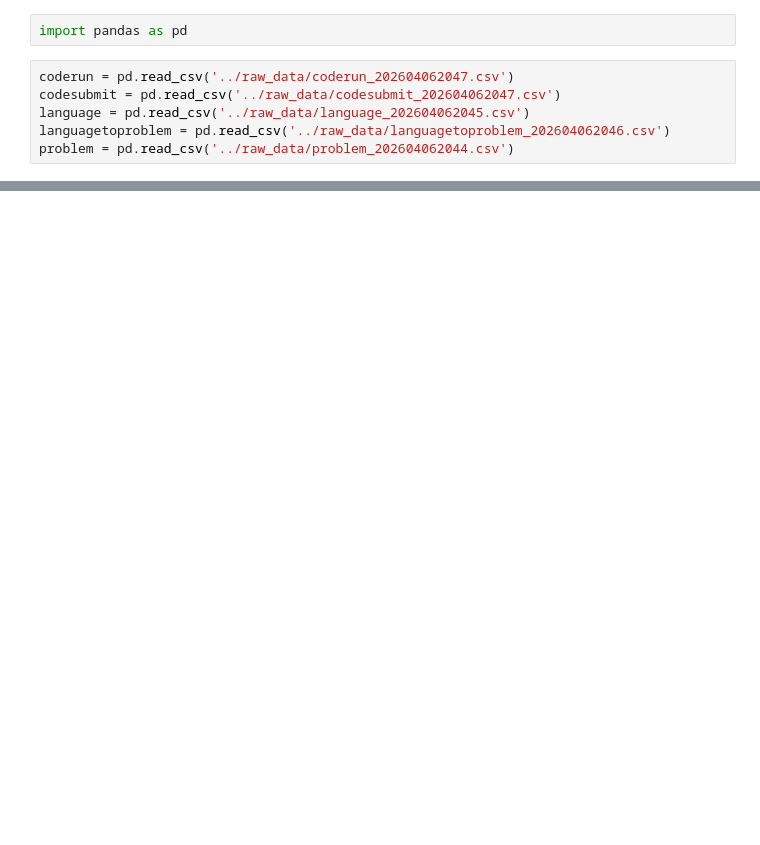
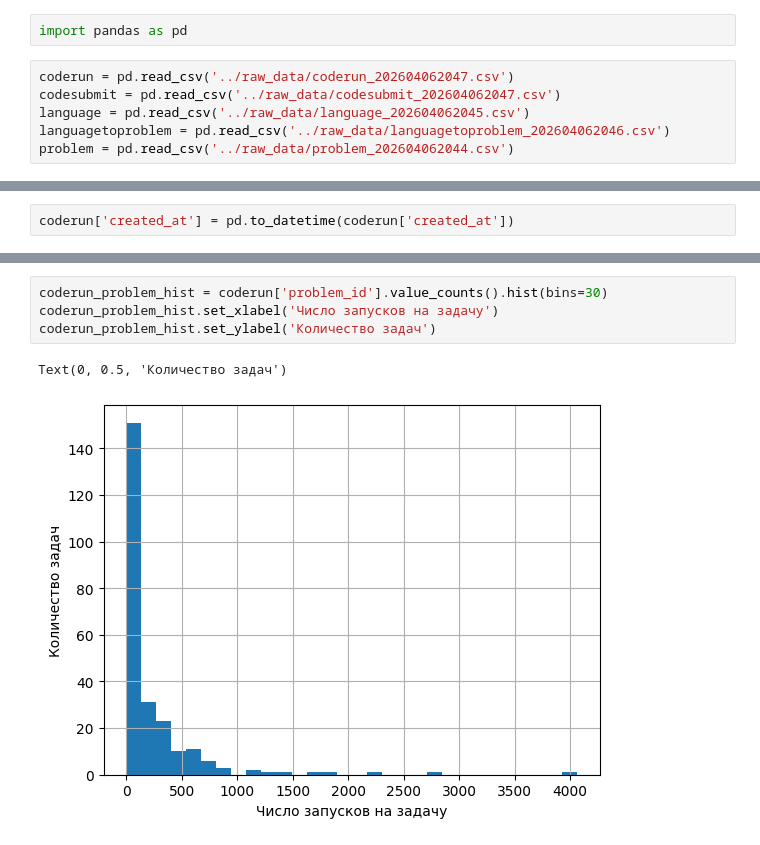
Before and after one commit to mkudim/analytics-learning-notes, a Jupyter notebook: 04_projects/project_02_edtech_itresume/EDA/EDA_itresume.ipynb, the cells around one changed output, grey strips where cells are left out. Cells and saved outputs as stored; diff of their text form; blank space fills up the shorter version.

```diff
--- a/04_projects/project_02_edtech_itresume/EDA/EDA_itresume.ipynb
+++ b/04_projects/project_02_edtech_itresume/EDA/EDA_itresume.ipynb
@@ -17,0 +50,2 @@ problem = pd.read_csv('../raw_data/problem_202604062044.csv')
+# %%
+coderun['created_at'] = pd.to_datetime(coderun['created_at'])
@@ -17,0 +87,7 @@ problem = pd.read_csv('../raw_data/problem_202604062044.csv')
+# %%
+coderun_problem_hist = coderun['problem_id'].value_counts().hist(bins=30)
+coderun_problem_hist.set_xlabel('Число запусков на задачу')
+coderun_problem_hist.set_ylabel('Количество задач')
+# %% [output]
+Text(0, 0.5, 'Количество задач')
+[figure, added]
```
Also changed, not shown: parts of 17 cells of this notebook.
